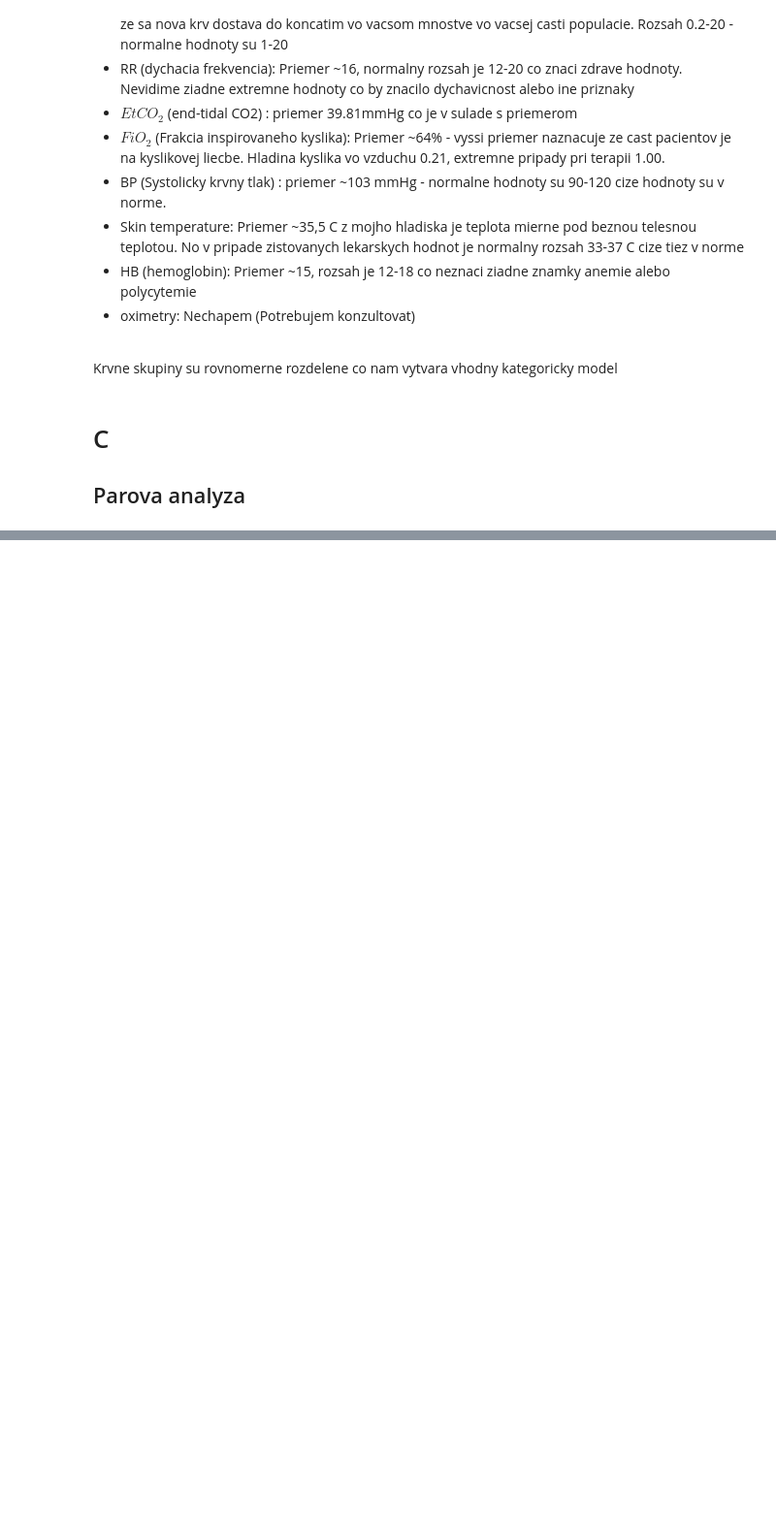
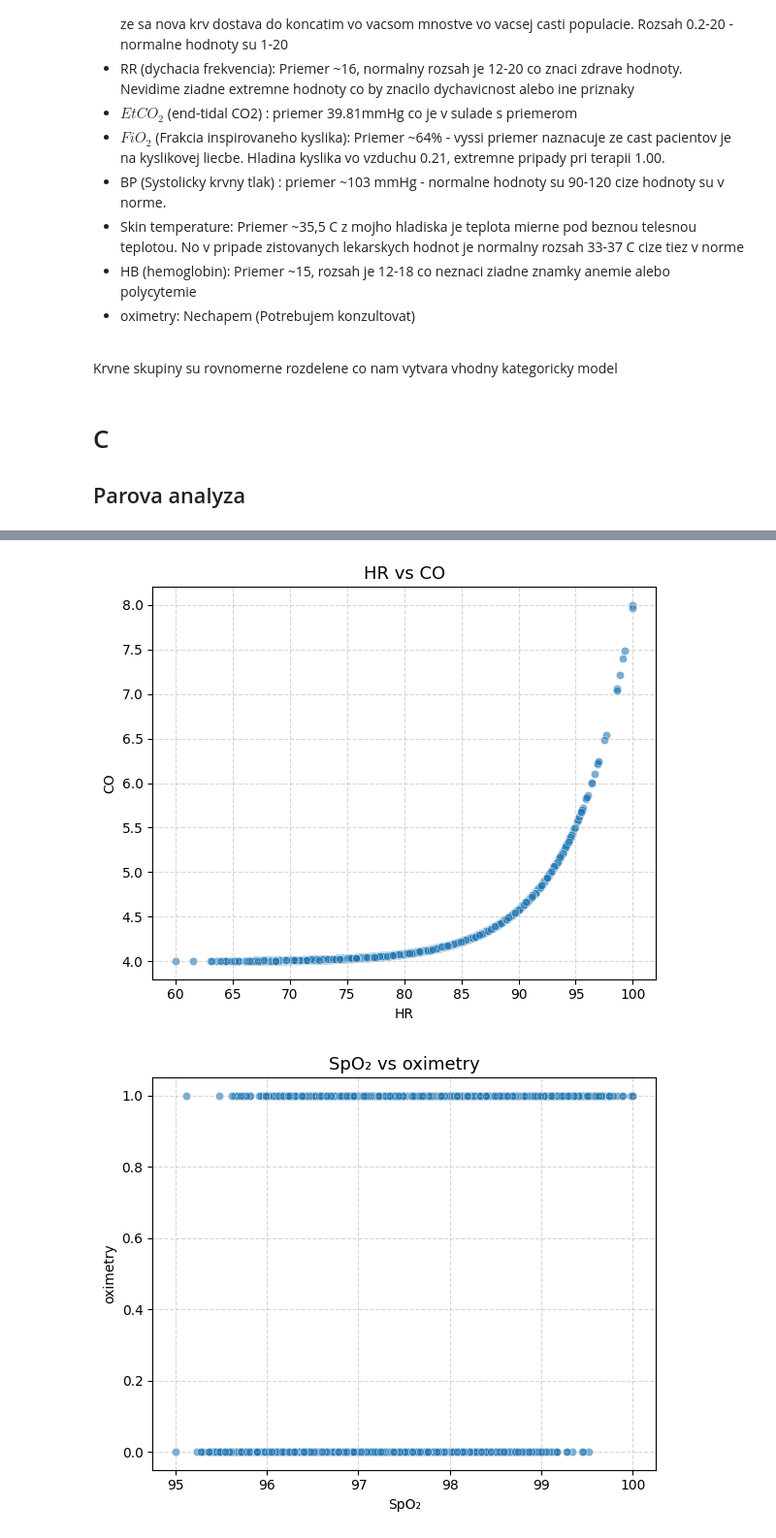
Before and after one commit to AdrianMaslak/IAU_2025, a Jupyter notebook: 1_phase/1-1_maslak_bugaj.ipynb, the cells around one changed output, grey strips where cells are left out. Shown at 97% size. Drawn from its saved outputs; the diff is of its cells as text; code cells hidden in the pictures; blank space fills up the shorter version.

```diff
--- a/1_phase/1-1_maslak_bugaj.ipynb
+++ b/1_phase/1-1_maslak_bugaj.ipynb
@@ -262,0 +278,27 @@ Krvne skupiny su rovnomerne rozdelene co nam vytvara vhodny kategoricky model
+# %%
+import seaborn as sns
+import matplotlib.pyplot as plt
+
+# dvojice atribútov, ktoré chceme zobraziť
+pairs_to_plot = [
+    ('HR', 'CO'),
+    ('SpO₂', 'oximetry'),
+    ('SpO₂', 'PI'),
+    ('Skin Temperature', 'PI'),
+    ('Skin Temperature', 'RR')
+]
+
+# jednoduché scatterploty
+for x, y in pairs_to_plot:
+    if x in observation.columns and y in observation.columns:
+        plt.figure(figsize=(6,5))
+        sns.scatterplot(data=observation, x=x, y=y, alpha=0.6)
+        plt.title(f'{x} vs {y}', fontsize=13)
+        plt.xlabel(x)
+        plt.ylabel(y)
+        plt.grid(True, linestyle='--', alpha=0.5)
+        plt.tight_layout()
+        plt.show()
+# %% [output]
+[figure, added]
+[figure, added]
```
Also changed, not shown: parts of 7 cells of this notebook.
